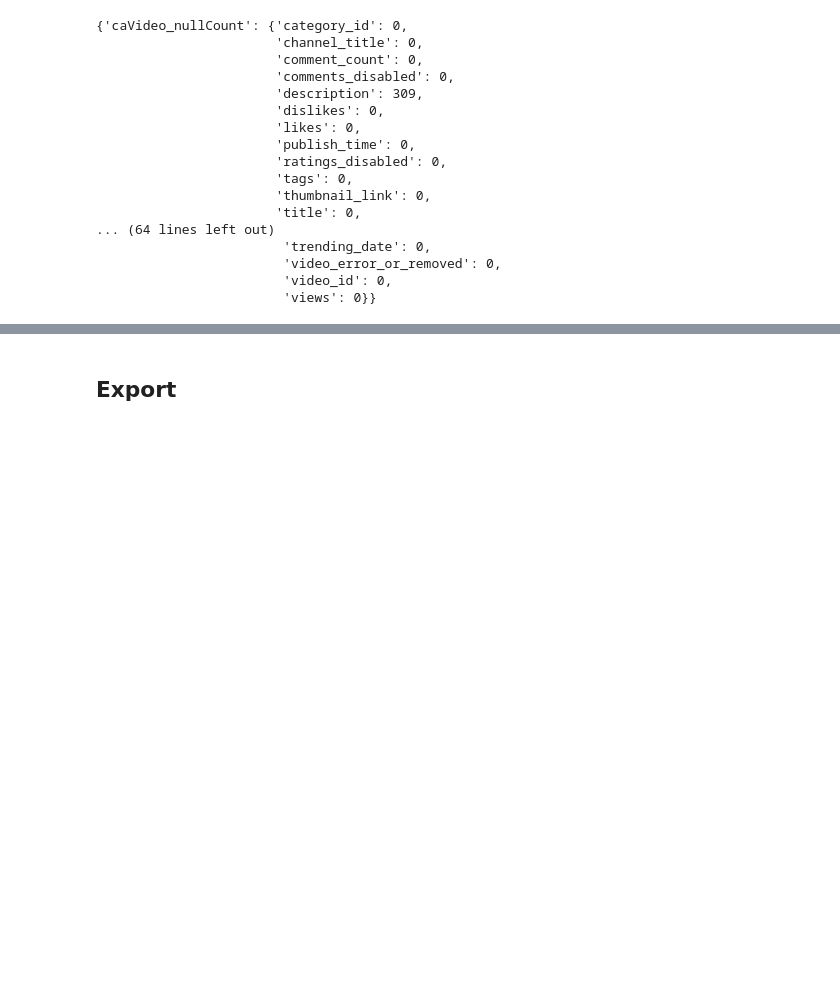
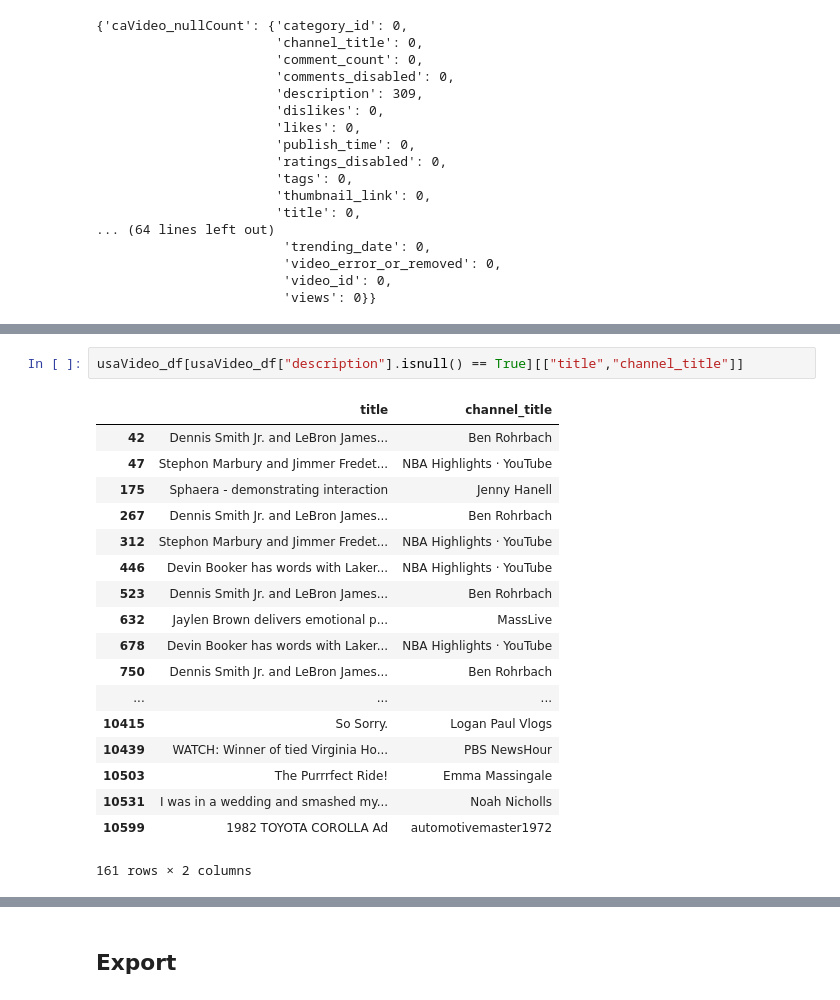
Before and after one commit to CloudChaoszero/Youtube-TrendsNMore, a Jupyter notebook: DataInspection/DataInspection-Youtube.ipynb, the cells around one changed output, grey strips where cells are left out. Drawn from its saved outputs; the diff is of its cells as text; blank space fills up the shorter version.

```diff
--- a/DataInspection/DataInspection-Youtube.ipynb
+++ b/DataInspection/DataInspection-Youtube.ipynb
@@ -201,0 +241,21 @@ pprint.pprint(allVideos_nullCount )
+# %%
+usaVideo_df[usaVideo_df["description"].isnull() == True][["title","channel_title"]]
+# %% [output]
+|  | title | channel_title |
+| 42 | Dennis Smith Jr. and LeBron James... | Ben Rohrbach |
+| 47 | Stephon Marbury and Jimmer Fredet... | NBA Highlights · YouTube |
+| 175 | Sphaera - demonstrating interaction | Jenny Hanell |
+| 267 | Dennis Smith Jr. and LeBron James... | Ben Rohrbach |
+| 312 | Stephon Marbury and Jimmer Fredet... | NBA Highlights · YouTube |
+| 446 | Devin Booker has words with Laker... | NBA Highlights · YouTube |
+| 523 | Dennis Smith Jr. and LeBron James... | Ben Rohrbach |
+| 632 | Jaylen Brown delivers emotional p... | MassLive |
+| 678 | Devin Booker has words with Laker... | NBA Highlights · YouTube |
+| 750 | Dennis Smith Jr. and LeBron James... | Ben Rohrbach |
+| ... | ... | ... |
+| 10415 | So Sorry. | Logan Paul Vlogs |
+| 10439 | WATCH: Winner of tied Virginia Ho... | PBS NewsHour |
+| 10503 | The Purrrfect Ride! | Emma Massingale |
+| 10531 | I was in a wedding and smashed my... | Noah Nicholls |
+| 10599 | 1982 TOYOTA COROLLA Ad | automotivemaster1972 |
+161 rows × 2 columns
```
Also changed, not shown: parts of 21 cells of this notebook.
